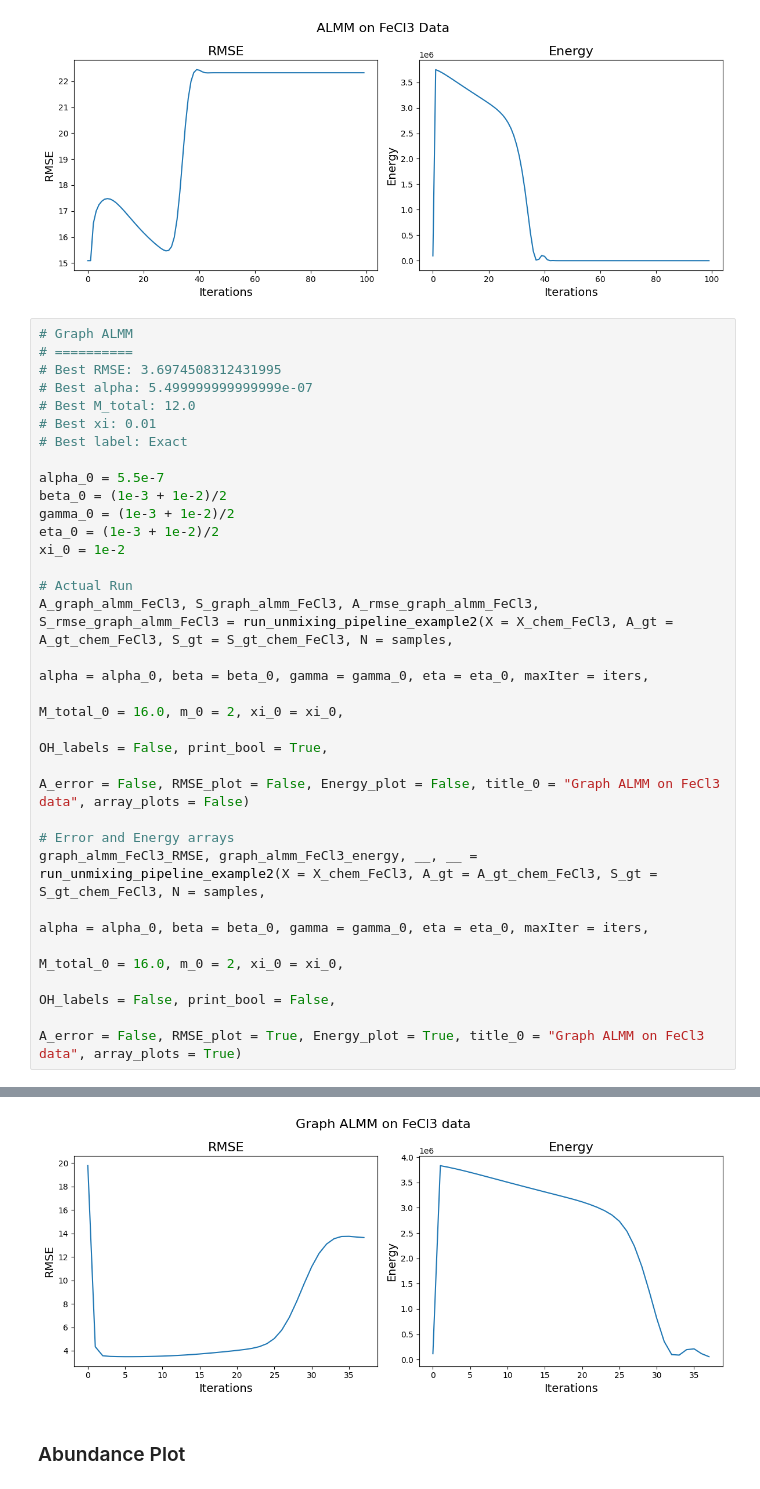
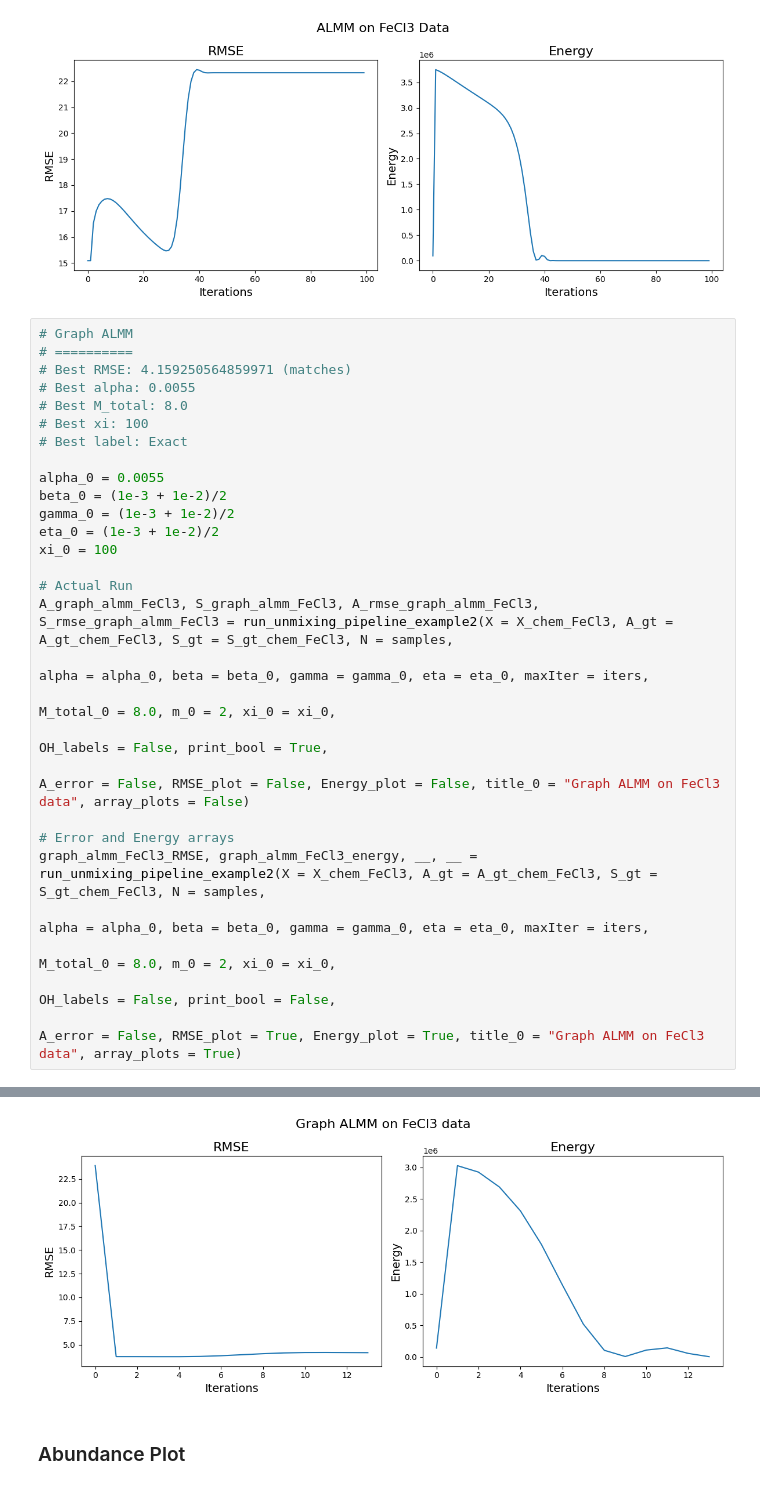
Before and after one commit to mtyler1059/Nearly-Blind-Hyperspectral-Unmixing, a Jupyter notebook: chem_experiments.ipynb, the cells around one changed output, grey strips where cells are left out. Cells and saved outputs as stored; diff of their text form.

Commit message:
Ran param testing and verified results (all numbers match between param test and final results

```diff
--- a/chem_experiments.ipynb
+++ b/chem_experiments.ipynb
@@ -1820,29 +1797,29 @@ ALMM_FeCl3_RMSE, ALMM_FeCl3_energy, __, __ = algo_2_almm_optimized(X = X_chem_Fe
 # %%
 # Graph ALMM
 # ==========
-# Best RMSE: 3.6974508312431995
-# Best alpha: 5.499999999999999e-07
-# Best M_total: 12.0
-# Best xi: 0.01
+# Best RMSE: 4.159250564859971 (matches)
+# Best alpha: 0.0055
+# Best M_total: 8.0
+# Best xi: 100
 # Best label: Exact
 
-alpha_0 = 5.5e-7
+alpha_0 = 0.0055
 beta_0 = (1e-3 + 1e-2)/2
 gamma_0 = (1e-3 + 1e-2)/2
 eta_0 = (1e-3 + 1e-2)/2
-xi_0 = 1e-2
+xi_0 = 100
 
 # Actual Run
 A_graph_almm_FeCl3, S_graph_almm_FeCl3, A_rmse_graph_almm_FeCl3, S_rmse_graph_almm_FeCl3 = run_unmixing_pipeline_example2(X = X_chem_FeCl3, A_gt = A_gt_chem_FeCl3, S_gt = S_gt_chem_FeCl3, N = samples,
                                                                                                                         alpha = alpha_0, beta = beta_0, gamma = gamma_0, eta = eta_0, maxIter = iters,
-                                                                                                                        M_total_0 = 16.0, m_0 = 2, xi_0 = xi_0,
+                                                                                                                        M_total_0 = 8.0, m_0 = 2, xi_0 = xi_0,
                                                                                                                         OH_labels = False, print_bool = True,
                                                                                                                         A_error = False, RMSE_plot = False, Energy_plot = False, title_0 = "Graph ALMM on FeCl3 data", array_plots = False)
 
 # Error and Energy arrays
 graph_almm_FeCl3_RMSE, graph_almm_FeCl3_energy, __, __ = run_unmixing_pipeline_example2(X = X_chem_FeCl3, A_gt = A_gt_chem_FeCl3, S_gt = S_gt_chem_FeCl3, N = samples,
                                                                                         alpha = alpha_0, beta = beta_0, gamma = gamma_0, eta = eta_0, maxIter = iters,
-                                                                                        M_total_0 = 16.0, m_0 = 2, xi_0 = xi_0,
+                                                                                        M_total_0 = 8.0, m_0 = 2, xi_0 = xi_0,
                                                                                         OH_labels = False, print_bool = False,
                                                                                         A_error = False, RMSE_plot = True, Energy_plot = True, title_0 = "Graph ALMM on FeCl3 data", array_plots = True)
 # %% [output]
@@ -1859,4 +1836,4 @@ Final Endmember SAD: 11.413868496389172
-[figure, old version]
+[figure, new version]
 # %% [markdown]
 ### Abundance Plot
 # %%
```
Also changed, not shown: parts of 20 cells of this notebook, 12 other files.
